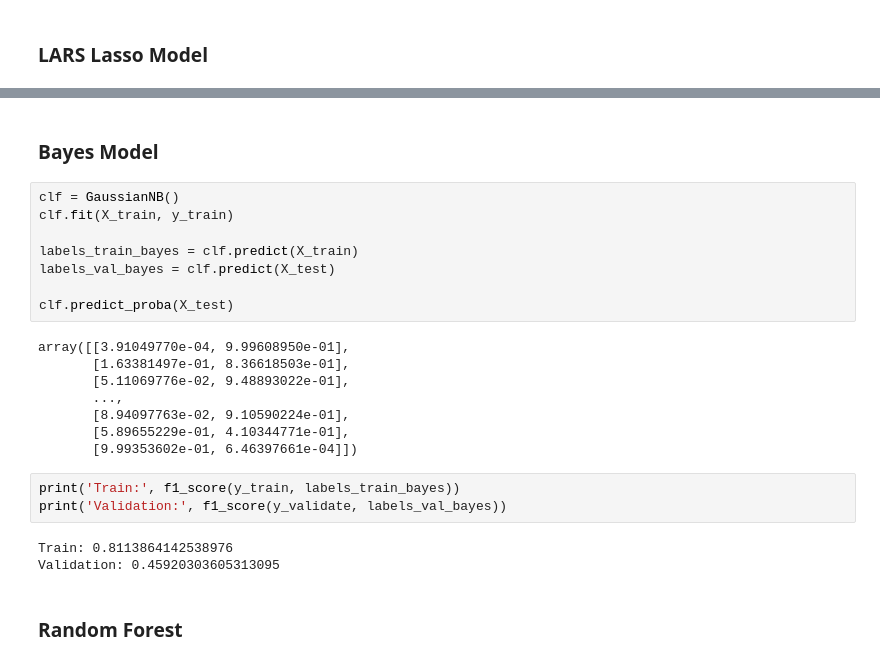
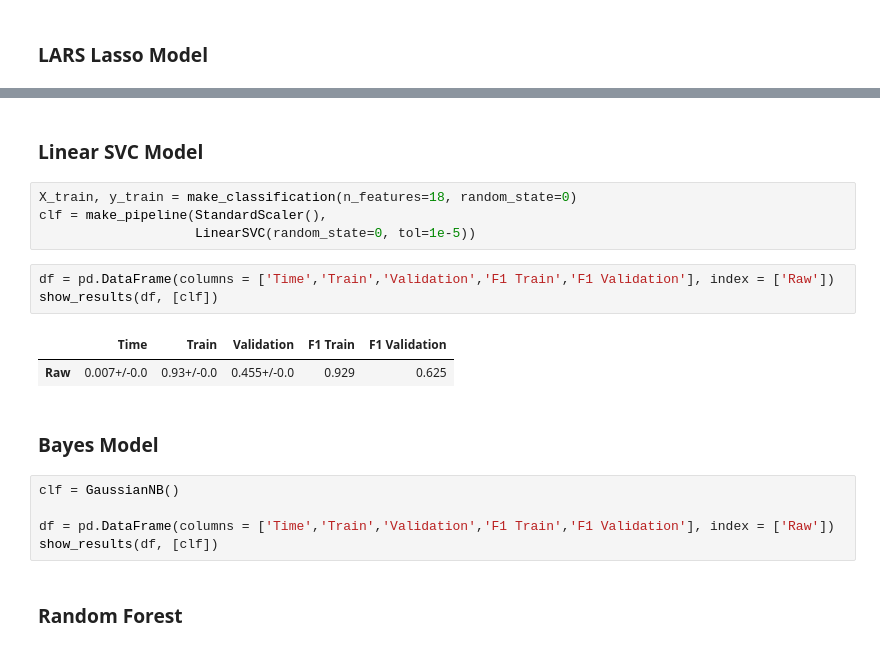
Before and after one commit to Leon209/Project_1-Supervised-Model, a Jupyter notebook: Project 1.ipynb, the cells around one changed output, grey strips where cells are left out. Cells and saved outputs as stored; diff of their text form.

Commit message:
Linear SVC Model

```diff
--- a/Project 1.ipynb
+++ b/Project 1.ipynb
@@ -951,27 +957,22 @@ array([0., 0., 0., 0., 0., 0., 0., 0., 0., 0., 0., 0., 0., 0., 0., 0., 0.,
+# %% [markdown]
+<h3> Linear SVC Model </h3>
+# %%
+X_train, y_train = make_classification(n_features=18, random_state=0)
+clf = make_pipeline(StandardScaler(),
+                    LinearSVC(random_state=0, tol=1e-5))
+# %%
+df = pd.DataFrame(columns = ['Time','Train','Validation','F1 Train','F1 Validation'], index = ['Raw'])
+show_results(df, [clf])
+# %% [output]
+|  | Time | Train | Validation | F1 Train | F1 Validation |
+| Raw | 0.007+/-0.0 | 0.93+/-0.0 | 0.455+/-0.0 | 0.929 | 0.625 |
 # %% [markdown]
 <h3>Bayes Model</h3>
-# %%
-clf = GaussianNB()
-clf.fit(X_train, y_train)
-
-labels_train_bayes = clf.predict(X_train)
-labels_val_bayes = clf.predict(X_test)
-
-clf.predict_proba(X_test)
-# %% [output]
-array([[3.91049770e-04, 9.99608950e-01],
-       [1.63381497e-01, 8.36618503e-01],
-       [5.11069776e-02, 9.48893022e-01],
-       ...,
-       [8.94097763e-02, 9.10590224e-01],
-       [5.89655229e-01, 4.10344771e-01],
-       [9.99353602e-01, 6.46397661e-04]])
-# %%
-print('Train:', f1_score(y_train, labels_train_bayes))
-print('Validation:', f1_score(y_validate, labels_val_bayes))
-# %% [output]
-Train: 0.8113864142538976
-Validation: 0.45920303605313095
+# %%
+clf = GaussianNB()
+
+df = pd.DataFrame(columns = ['Time','Train','Validation','F1 Train','F1 Validation'], index = ['Raw'])
+show_results(df, [clf])
 # %% [markdown]
 <h3>Random Forest</h3>
 # %%
```
Also changed, not shown: parts of 2 cells of this notebook.
